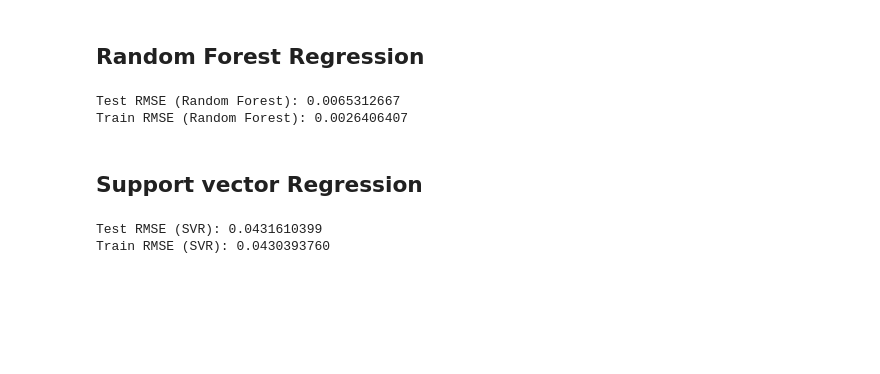
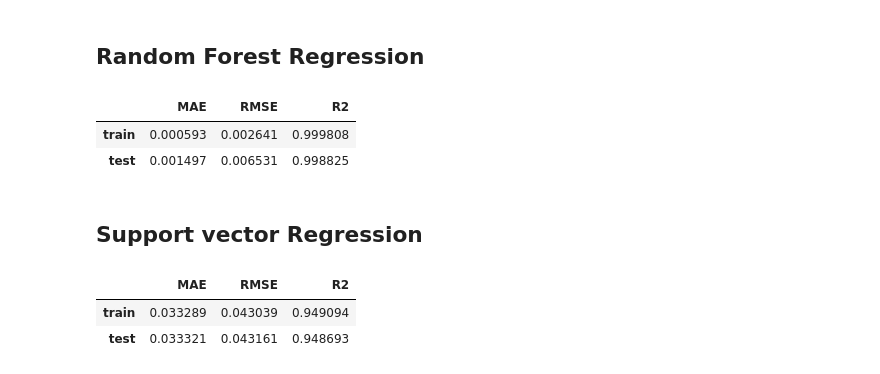
Before and after one commit to KWycliff/machine_learning, a Jupyter notebook: final_project/battery_state_of_charge_estimation.ipynb, the cells around one changed output. Drawn from its saved outputs; the diff is of its cells as text; code cells hidden in the pictures; blank space fills up the shorter version.

```diff
--- a/final_project/battery_state_of_charge_estimation.ipynb
+++ b/final_project/battery_state_of_charge_estimation.ipynb
@@ -239,31 +271,32 @@ Train RMSE (Tree): 0.0000000300
 ## Random Forest Regression
 # %%
 random_forest_model = make_pipeline(MinMaxScaler(), RandomForestRegressor(n_estimators=100, random_state=42))
-random_forest_model.fit(X_train, y_train)
-y_pred_test_rf = random_forest_model.predict(X_test)
-y_pred_train_rf = random_forest_model.predict(X_train)
-
-rmse_test_rf = np.sqrt(mean_squared_error(y_test, y_pred_test_rf))
-print(f"Test RMSE (Random Forest): {rmse_test_rf:.10f}")
-
-rmse_train_rf = np.sqrt(mean_squared_error(y_train, y_pred_train_rf))
-print(f"Train RMSE (Random Forest): {rmse_train_rf:.10f}")
+forest_metrics = train_and_evaluate(random_forest_model, X_train, y_train, X_test, y_test)
+forest_metrics
+#random_forest_model.fit(X_train, y_train)
+#y_pred_test_rf = random_forest_model.predict(X_test)
+#y_pred_train_rf = random_forest_model.predict(X_train)
+#
+#rmse_test_rf = np.sqrt(mean_squared_error(y_test, y_pred_test_rf))
+#print(f"Test RMSE (Random Forest): {rmse_test_rf:.10f}")
+#
+#rmse_train_rf = np.sqrt(mean_squared_error(y_train, y_pred_train_rf))
+#print(f"Train RMSE (Random Forest): {rmse_train_rf:.10f}")
 # %% [output]
-Test RMSE (Random Forest): 0.0065312667
-Train RMSE (Random Forest): 0.0026406407
+|  | MAE | RMSE | R2 |
+| train | 0.000593 | 0.002641 | 0.999808 |
+| test | 0.001497 | 0.006531 | 0.998825 |
 # %% [markdown]
 ## Support vector Regression
 # %%
 svr_model = make_pipeline(MinMaxScaler(), SVR(kernel='rbf', C=100, gamma=0.1, epsilon=.1))
-svr_model.fit(X_train, y_train)
-y_pred_test_svr = svr_model.predict(X_test)
-y_pred_train_svr = svr_model.predict(X_train)
-
-rmse_test_svr = np.sqrt(mean_squared_error(y_test, y_pred_test_svr))
-print(f"Test RMSE (SVR): {rmse_test_svr:.10f}")
-
-rmse_train_svr = np.sqrt(mean_squared_error(y_train, y_pred_train_svr))
-print(f"Train RMSE (SVR): {rmse_train_svr:.10f}")
+svr_metrics = train_and_evaluate(svr_model, X_train, y_train, X_test, y_test)
+svr_metrics
+#print(f"Test RMSE (SVR): {rmse_test_svr:.10f}")
+#
+#rmse_train_svr = np.sqrt(mean_squared_error(y_train, y_pred_train_svr))
+#print(f"Train RMSE (SVR): {rmse_train_svr:.10f}")
 # %% [output]
-Test RMSE (SVR): 0.0431610399
-Train RMSE (SVR): 0.0430393760
+|  | MAE | RMSE | R2 |
+| train | 0.033289 | 0.043039 | 0.949094 |
+| test | 0.033321 | 0.043161 | 0.948693 |
```
Also changed, not shown: parts of 8 cells of this notebook, 7 other files.
